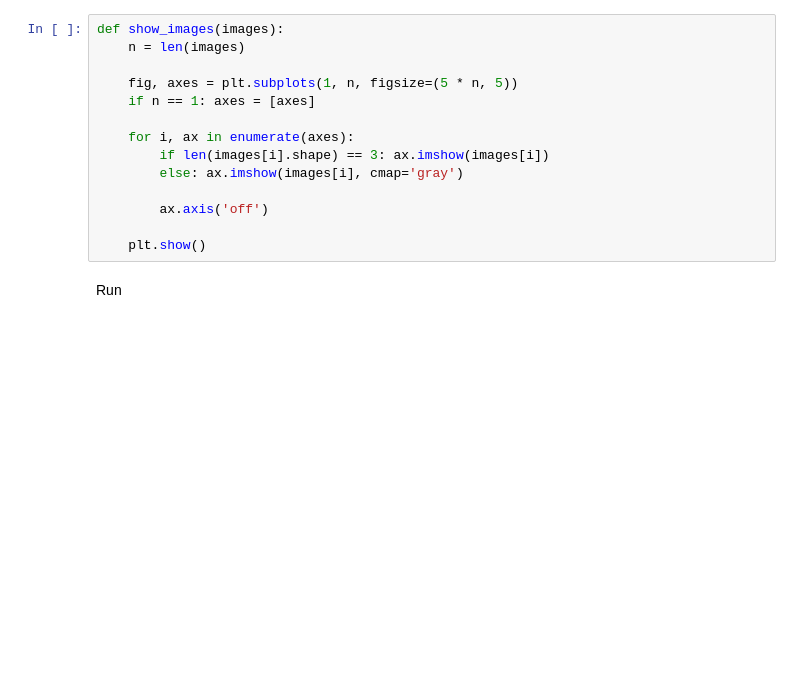
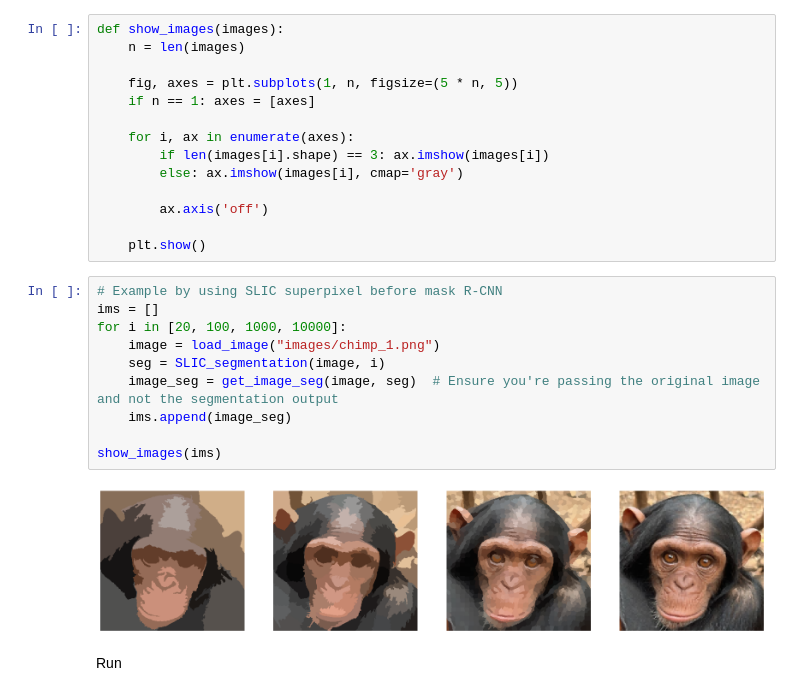
Before and after one commit to TheodoreCouz/ChimpRec, a Jupyter notebook: Code/Superpixel R-CNN/code.ipynb, the cells around one changed output. Saved outputs shown, nothing was run; the diff lists cells and outputs as text; blank space fills up the shorter version.

```diff
--- a/Code/Superpixel R-CNN/code.ipynb
+++ b/Code/Superpixel R-CNN/code.ipynb
@@ -98,6 +99,18 @@ def show_images(images):
         ax.axis('off')
 
     plt.show()
+# %%
+# Example by using SLIC superpixel before mask R-CNN
+ims = []
+for i in [20, 100, 1000, 10000]:
+    image = load_image("images/chimp_1.png")
+    seg = SLIC_segmentation(image, i)
+    image_seg = get_image_seg(image, seg)  # Ensure you're passing the original image and not the segmentation output
+    ims.append(image_seg)
+
+show_images(ims)
+# %% [output]
+[figure, added]
 # %% [markdown]
 Run
 # %%
```
Also changed, not shown: parts of 4 cells of this notebook, 3 other files.
